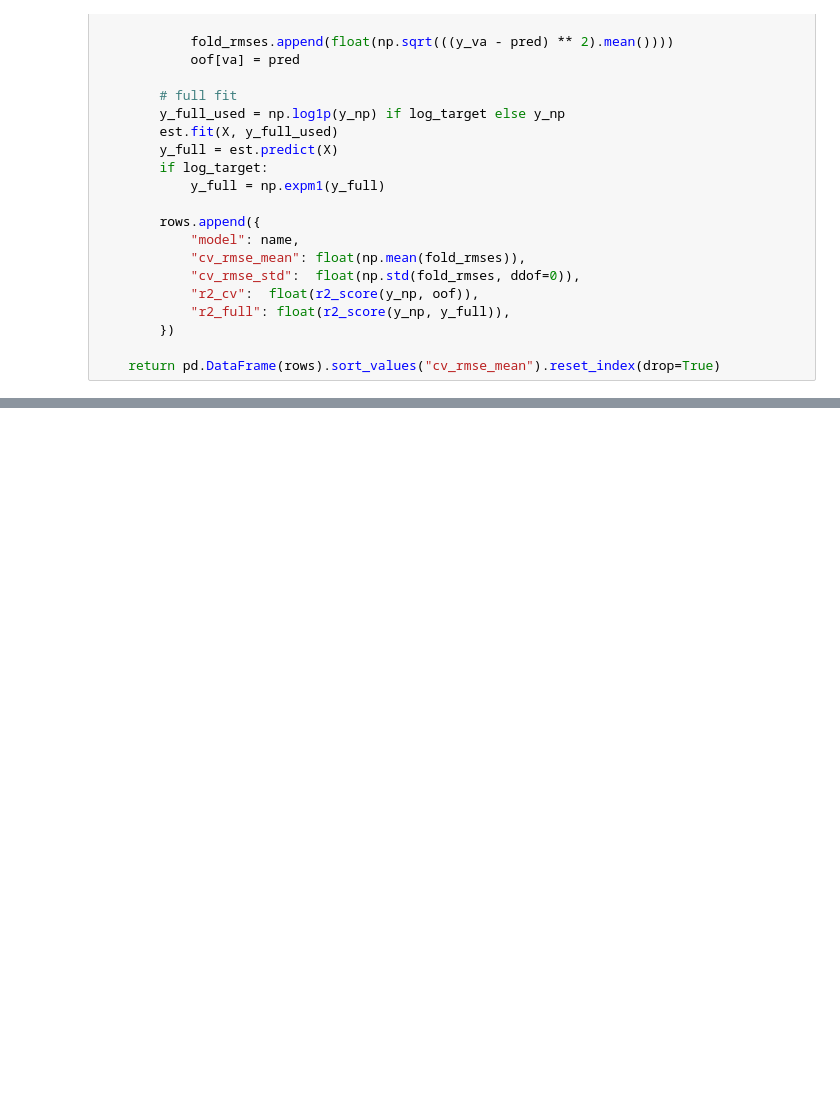
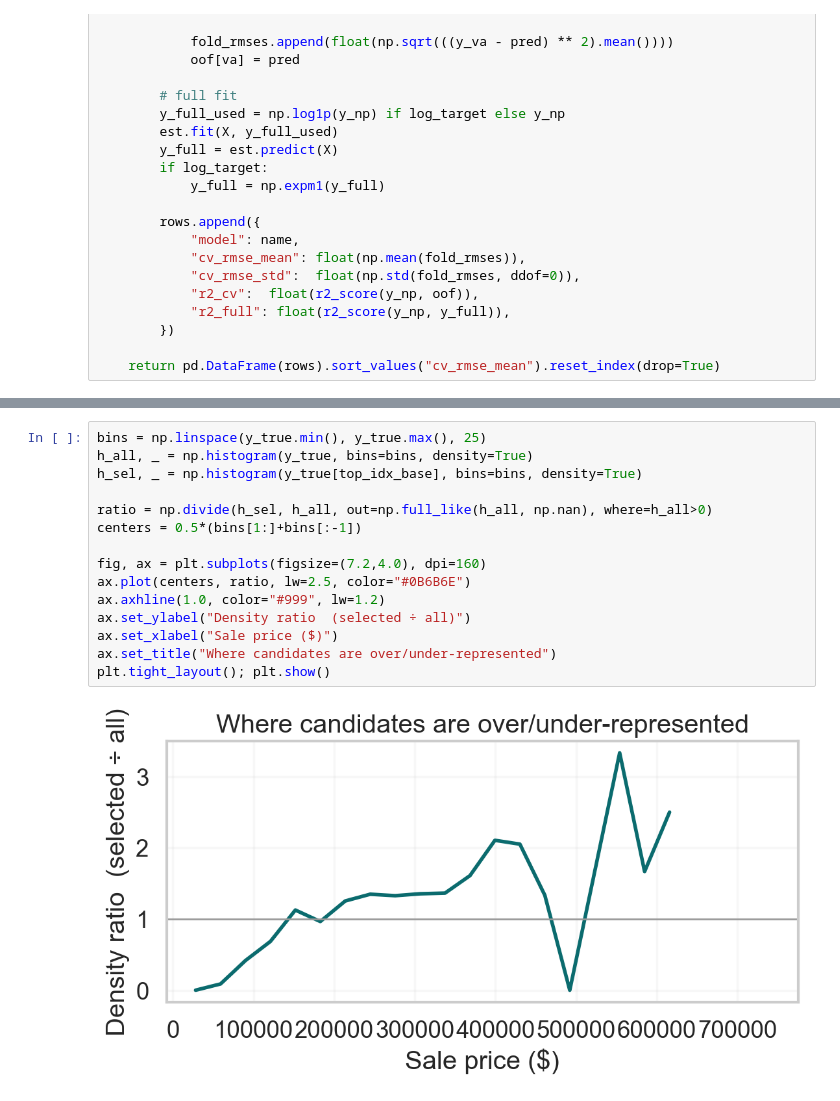
Before and after one commit to asilbert/MLProject, a Jupyter notebook: MLProject_V4.ipynb, the cells around one changed output, grey strips where cells are left out. Drawn from its saved outputs; the diff is of its cells as text; blank space fills up the shorter version.

```diff
--- a/MLProject_V4.ipynb
+++ b/MLProject_V4.ipynb
@@ -712,0 +1268,17 @@ plt.show()
+# %%
+bins = np.linspace(y_true.min(), y_true.max(), 25)
+h_all, _ = np.histogram(y_true, bins=bins, density=True)
+h_sel, _ = np.histogram(y_true[top_idx_base], bins=bins, density=True)
+
+ratio = np.divide(h_sel, h_all, out=np.full_like(h_all, np.nan), where=h_all>0)
+centers = 0.5*(bins[1:]+bins[:-1])
+
+fig, ax = plt.subplots(figsize=(7.2,4.0), dpi=160)
+ax.plot(centers, ratio, lw=2.5, color="#0B6B6E")
+ax.axhline(1.0, color="#999", lw=1.2)
+ax.set_ylabel("Density ratio  (selected ÷ all)")
+ax.set_xlabel("Sale price ($)")
+ax.set_title("Where candidates are over/under-represented")
+plt.tight_layout(); plt.show()
+# %% [output]
+[figure, added]
```
Also changed, not shown: parts of 29 cells of this notebook, 53 other files.
